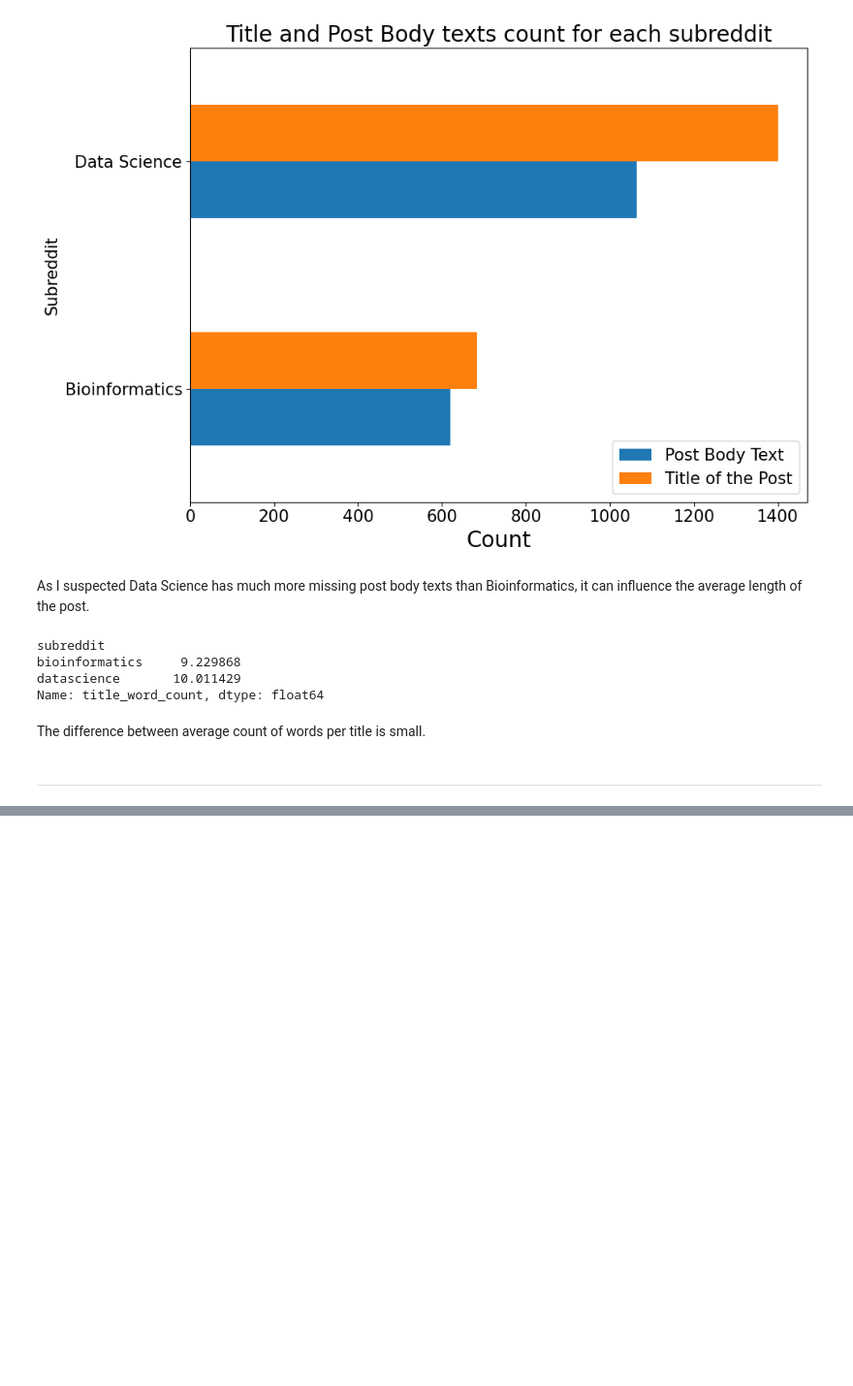
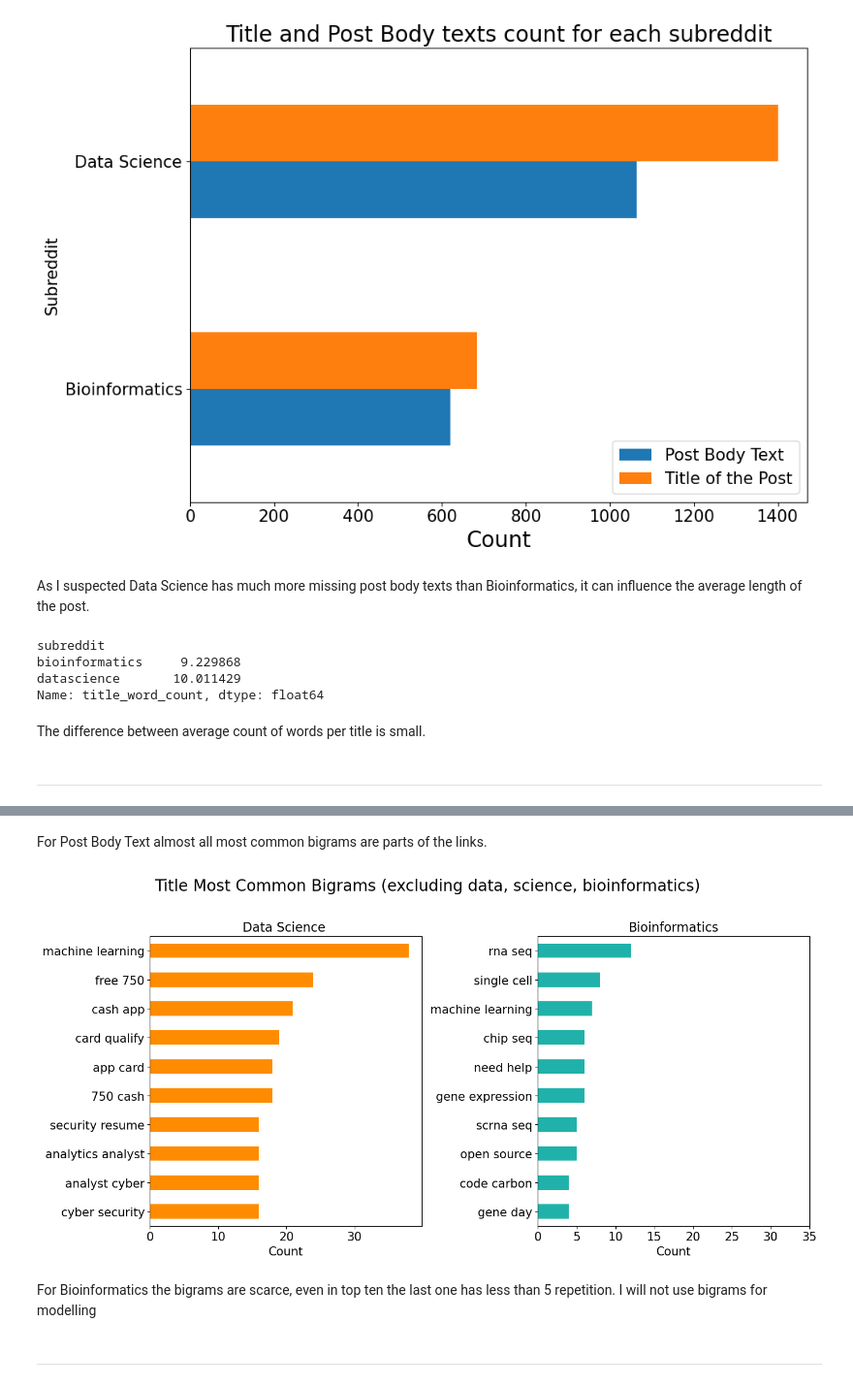
Before and after one commit to ailinnesse/NLP_Differentiate_Bioinformatics_Data_Science_texts, a Jupyter notebook: code/02_EDA_and_Cleaning.ipynb, the cells around one changed output, grey strips where cells are left out. Shown at 97% size. Cells and saved outputs as stored; diff of their text form; code cells hidden in the pictures; blank space fills up the shorter version.

```diff
--- a/code/02_EDA_and_Cleaning.ipynb
+++ b/code/02_EDA_and_Cleaning.ipynb
@@ -163,0 +336,33 @@ bioinformatics_post_body_text_most_common[::-1].plot(kind = 'barh');
+# %% [markdown]
+For Post Body Text almost all most common bigrams are parts of the links.
+# %%
+# Set figure
+fig, ax = plt.subplots(1,2, figsize=(14,7))
+fig.suptitle('Title Most Common Bigrams (excluding data, science, bioinformatics) \n', fontsize=20)
+
+# Plot Data Science most common words
+datascience_post_body_text_most_common = count_most_common_words(reddit_no_missing[reddit_no_missing['subreddit'] == 'datascience'], 'title', 10, (2,2))
+datascience_post_body_text_most_common.plot(kind = 'barh', color = 'darkorange', ax=ax[0])
+ax[0].invert_yaxis()
+ax[0].set_title('Data Science ', fontsize=16)
+ax[0].set_xlabel('Count', fontsize=15)
+ax[0].xaxis.set_tick_params(labelsize=15)
+ax[0].yaxis.set_tick_params(labelsize=15)
+
+# Plot Bioinformatics most common words
+bioinformatics_post_body_text_most_common = count_most_common_words(reddit_no_missing[reddit_no_missing['subreddit'] == 'bioinformatics'], 'title', 10, (2,2))
+bioinformatics_post_body_text_most_common.plot(kind = 'barh', color = 'lightseagreen', ax=ax[1])
+ax[1].invert_yaxis()
+ax[1].set_title('Bioinformatics', fontsize=16)
+ax[1].set_xlabel('Count', fontsize=15)
+ax[1].xaxis.set_tick_params(labelsize=15)
+ax[1].yaxis.set_tick_params(labelsize=15)
+ax[1].set_xlim([0, 35])
+
+# Save for the presintation
+plt.tight_layout()
+plt.savefig('../images/title_common_bigrams.jpeg');
+# %% [output]
+[figure, added]
+# %% [markdown]
+For Bioinformatics the bigrams are scarce, even in top ten the last one has less than 5 repetition. I will not use bigrams for modelling
@@ -163,0 +372,2 @@ bioinformatics_post_body_text_most_common[::-1].plot(kind = 'barh');
+# %% [markdown]
+---
```
Also changed, not shown: parts of 30 cells of this notebook, 9 other files.
